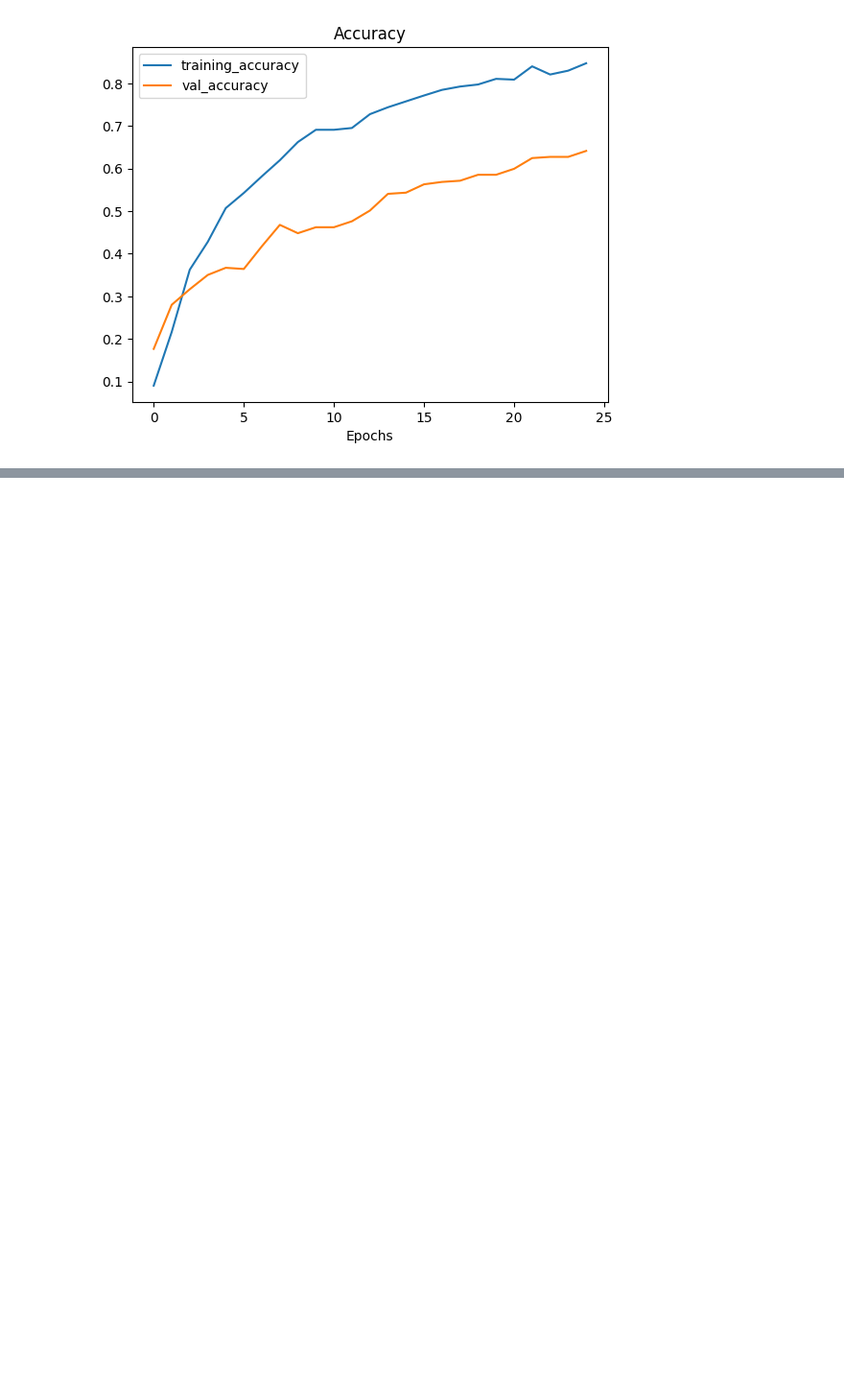
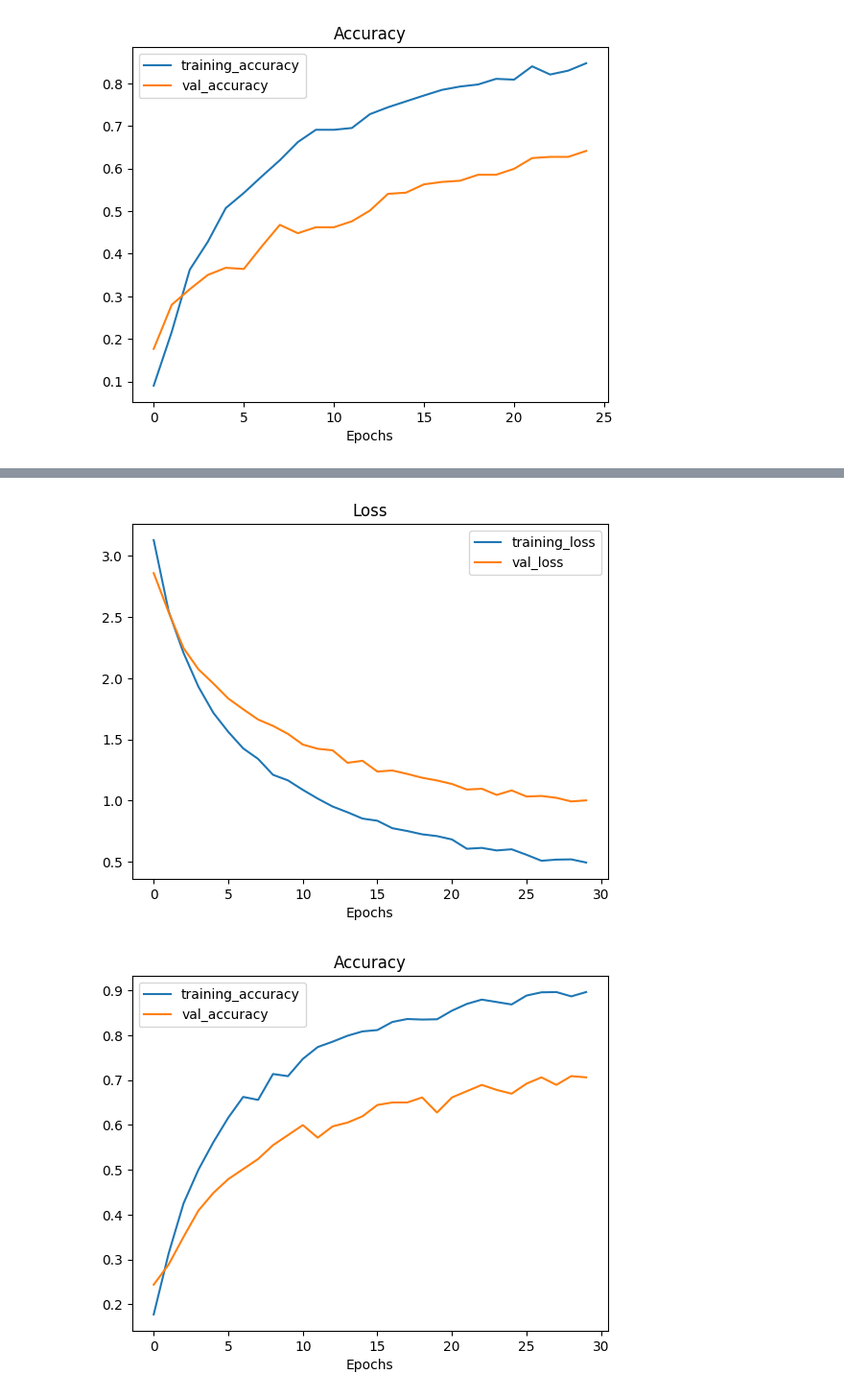
Before and after one commit to afterSt0rm/Nepali-Sign-Language-Recognition, a Jupyter notebook: Nepali Sign Language Transfer Learning/Nepali_Sign_Langauge_Recognition (Transfer Learning).ipynb, the cells around one changed output, grey strips where cells are left out. Shown at 96% size. Saved outputs shown, nothing was run; the diff lists cells and outputs as text; code cells hidden in the pictures; blank space fills up the shorter version.

```diff
--- a/Nepali Sign Language Transfer Learning/Nepali_Sign_Langauge_Recognition (Transfer Learning).ipynb
+++ b/Nepali Sign Language Transfer Learning/Nepali_Sign_Langauge_Recognition (Transfer Learning).ipynb
@@ -177,0 +278,11 @@ eff_model.save("eff_transfer_learning_model.keras")
+# %%
+# Compile the model
+mobv3_model.compile(loss="categorical_crossentropy",
+              optimizer=Adam(),
+              metrics=["accuracy"])
+
+# Fit the model
+mobv3_model_history = mobv3_model.fit(train_data,
+                              epochs=30,
+                              validation_data=val_data
+                             )
@@ -177,0 +314,9 @@ eff_model.save("eff_transfer_learning_model.keras")
+# %%
+# Restore the default rc settings
+plt.rcdefaults()
+
+# Plot loss curves
+plot_curves(mobv3_model_history)
+# %% [output]
+[figure, added]
+[figure, added]
```
Also changed, not shown: parts of 14 cells of this notebook, 2 other files.
